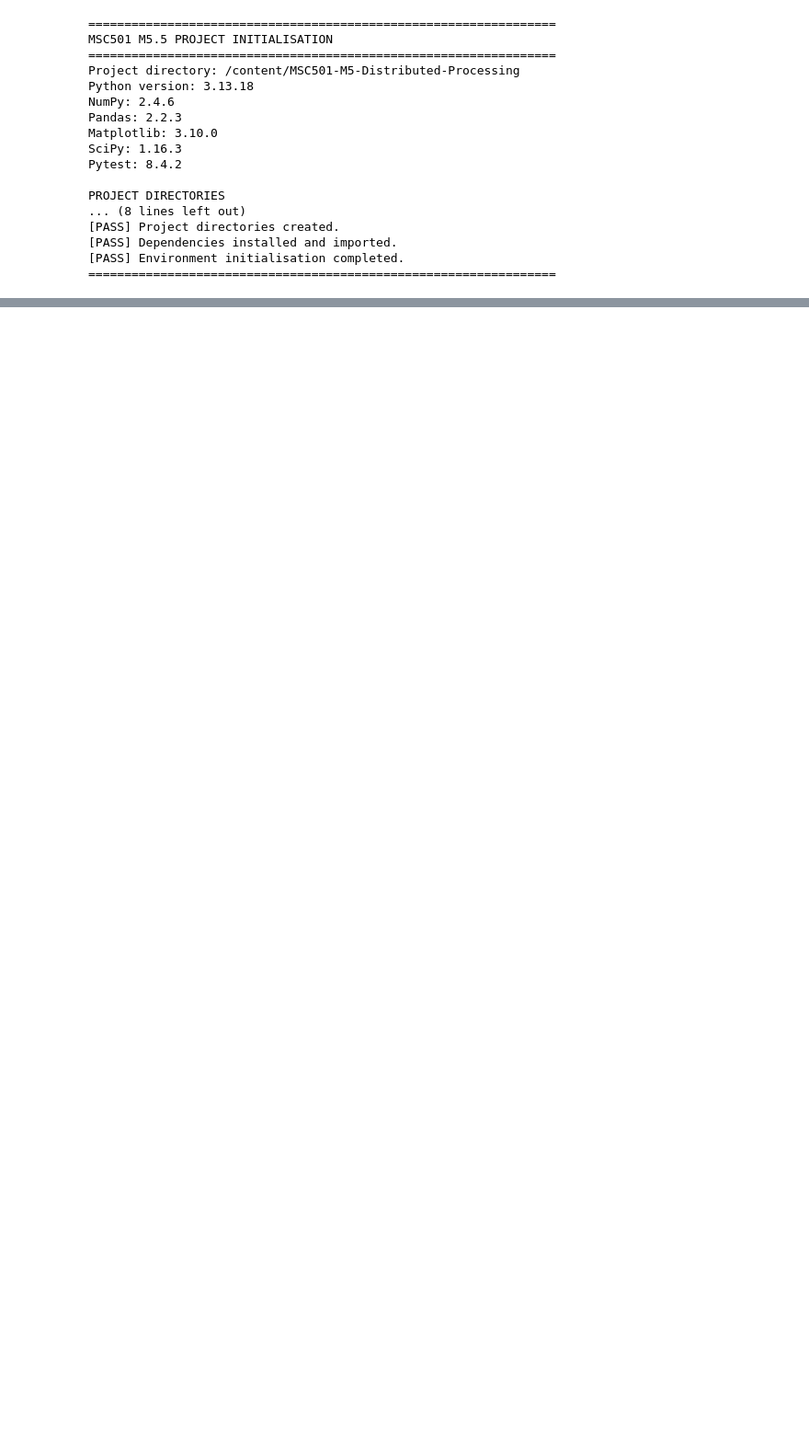
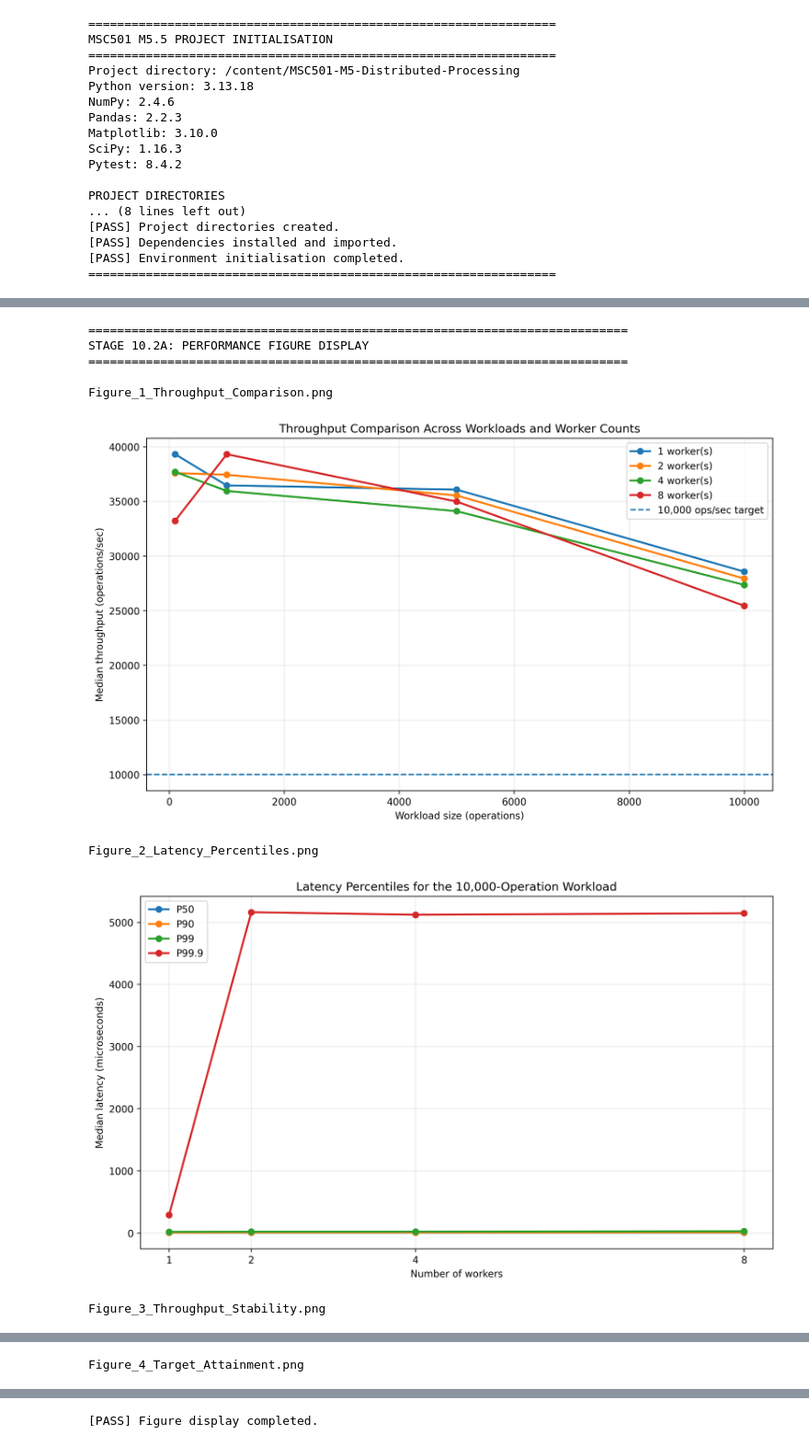
Before and after one commit to najeemadelakun/MSC501-M5-Distributed-Processing, a Jupyter notebook: MSC501_M5_Distributed_Processing.ipynb, the cells around one changed output, grey strips where cells are left out. Shown at 92% size. Cells and saved outputs as stored; diff of their text form; code cells hidden in the pictures; blank space fills up the shorter version.

```diff
--- a/MSC501_M5_Distributed_Processing.ipynb
+++ b/MSC501_M5_Distributed_Processing.ipynb
@@ -397,0 +3055,20 @@ SyntaxError: unexpected character after line continuation character (__init__.py
+# %%
+from pathlib import Path
+
+project = Path("/content/MSC501-M5-Distributed-Processing")
+
+files = [
+    "src/load_manager.py",
+    "src/validator.py",
+    "src/config.py",
+    "src/concurrency.py"
+]
+
+for filename in files:
+    path = project / filename
+
+    print("\n" + "=" * 75)
+    print(f"FILE: {filename}")
+    print("=" * 75)
+
+    print(path.read_text())
@@ -397,0 +3672,39 @@ SyntaxError: unexpected character after line continuation character (__init__.py
+# %%
+from pathlib import Path
+from IPython.display import display, Image
+
+project = Path("/content/MSC501-M5-Distributed-Processing")
+figures_dir = project / "diagrams"
+
+figures = [
+    "Figure_1_Throughput_Comparison.png",
+    "Figure_2_Latency_Percentiles.png",
+    "Figure_3_Throughput_Stability.png",
+    "Figure_4_Target_Attainment.png"
+]
+
+print("=" * 75)
+print("STAGE 10.2A: PERFORMANCE FIGURE DISPLAY")
+print("=" * 75)
+
+for filename in figures:
+    filepath = figures_dir / filename
+
+    if not filepath.exists():
+        print(f"[NOT FOUND] {filename}")
+        continue
+
+    print(f"\n{filename}")
+    display(Image(filename=str(filepath)))
+
+print("\n[PASS] Figure display completed.")
+# %% [output]
+===========================================================================
+STAGE 10.2A: PERFORMANCE FIGURE DISPLAY
+===========================================================================
+
+Figure_1_Throughput_Comparison.png
+[figure, added]
+Figure_2_Latency_Percentiles.png
+[figure, added]
+Figure_3_Throughput_Stability.png
@@ -397,0 +3712 @@ SyntaxError: unexpected character after line continuation character (__init__.py
+Figure_4_Target_Attainment.png
@@ -397,0 +3714 @@ SyntaxError: unexpected character after line continuation character (__init__.py
+[PASS] Figure display completed.
```
Also changed, not shown: parts of 33 cells of this notebook.
